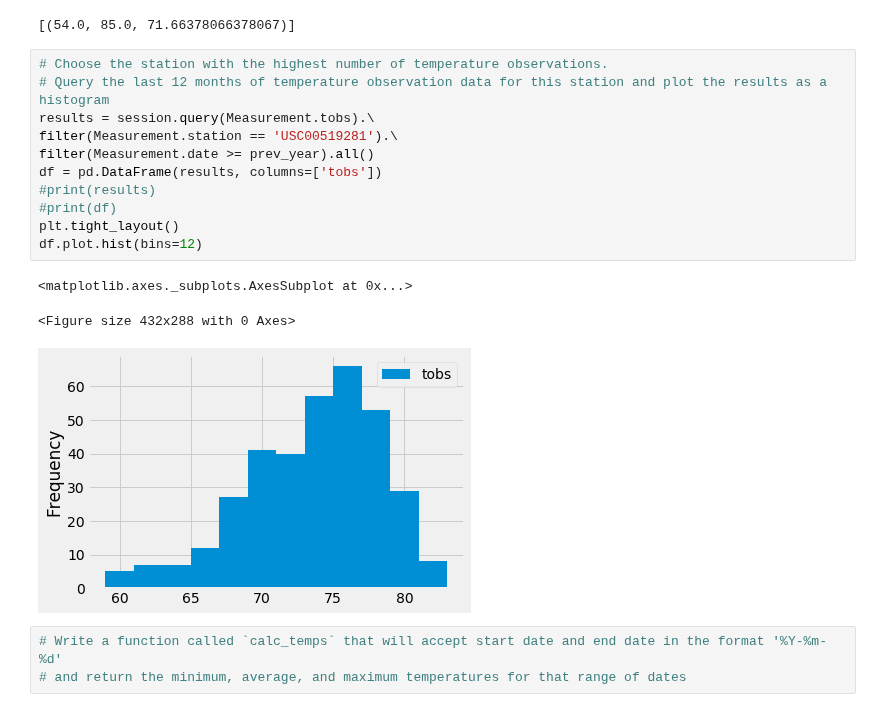
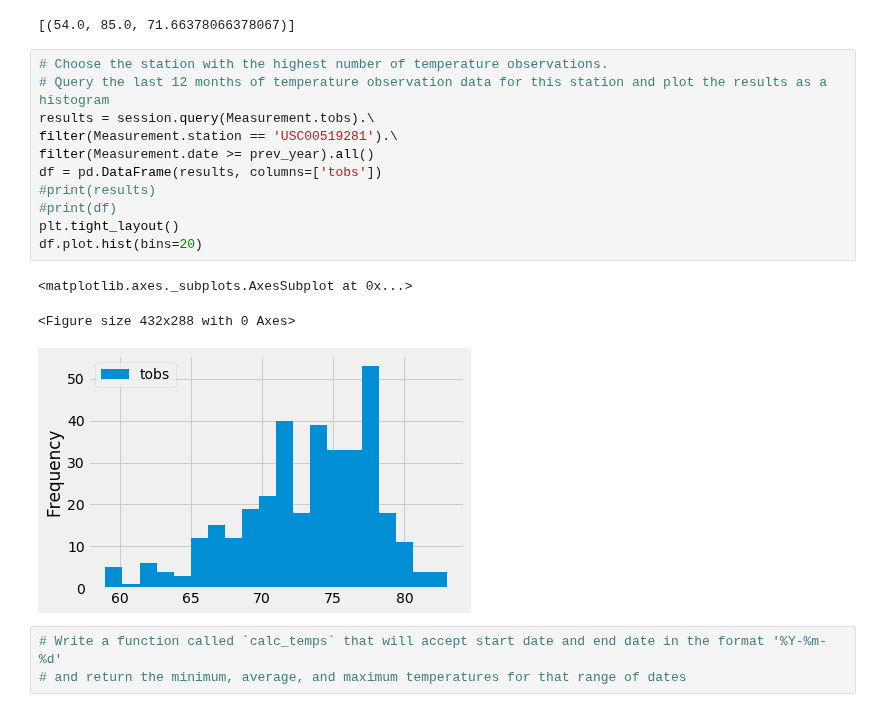
Before and after one commit to lkaruppiah54462/surfs_up, a Jupyter notebook: climate_analysis.ipynb, the cells around one changed output. Saved outputs shown, nothing was run; the diff lists cells and outputs as text.

```diff
--- a/climate_analysis.ipynb
+++ b/climate_analysis.ipynb
@@ -103,18 +103,18 @@ filter(Measurement.station == 'USC00519281').all()
 # %%
 # Choose the station with the highest number of temperature observations.
 # Query the last 12 months of temperature observation data for this station and plot the results as a histogram
 results = session.query(Measurement.tobs).\
 filter(Measurement.station == 'USC00519281').\
 filter(Measurement.date >= prev_year).all()
 df = pd.DataFrame(results, columns=['tobs'])
 #print(results)
 #print(df)
 plt.tight_layout()
-df.plot.hist(bins=12)
+df.plot.hist(bins=20)
 # %% [output]
 <matplotlib.axes._subplots.AxesSubplot at 0x...>
 <Figure size 432x288 with 0 Axes>
-[figure, old version]
+[figure, new version]
 # %%
 # Write a function called `calc_temps` that will accept start date and end date in the format '%Y-%m-%d'
 # and return the minimum, average, and maximum temperatures for that range of dates
```
Also changed, not shown: 1 other file.
